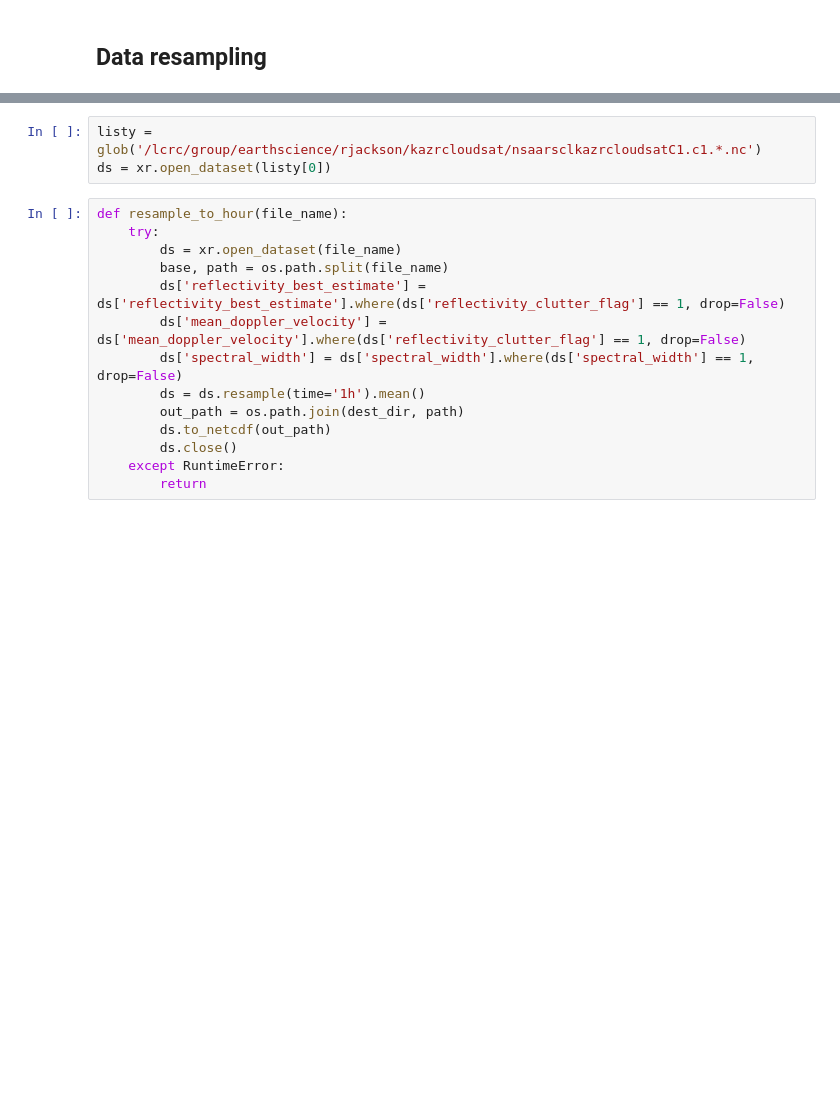
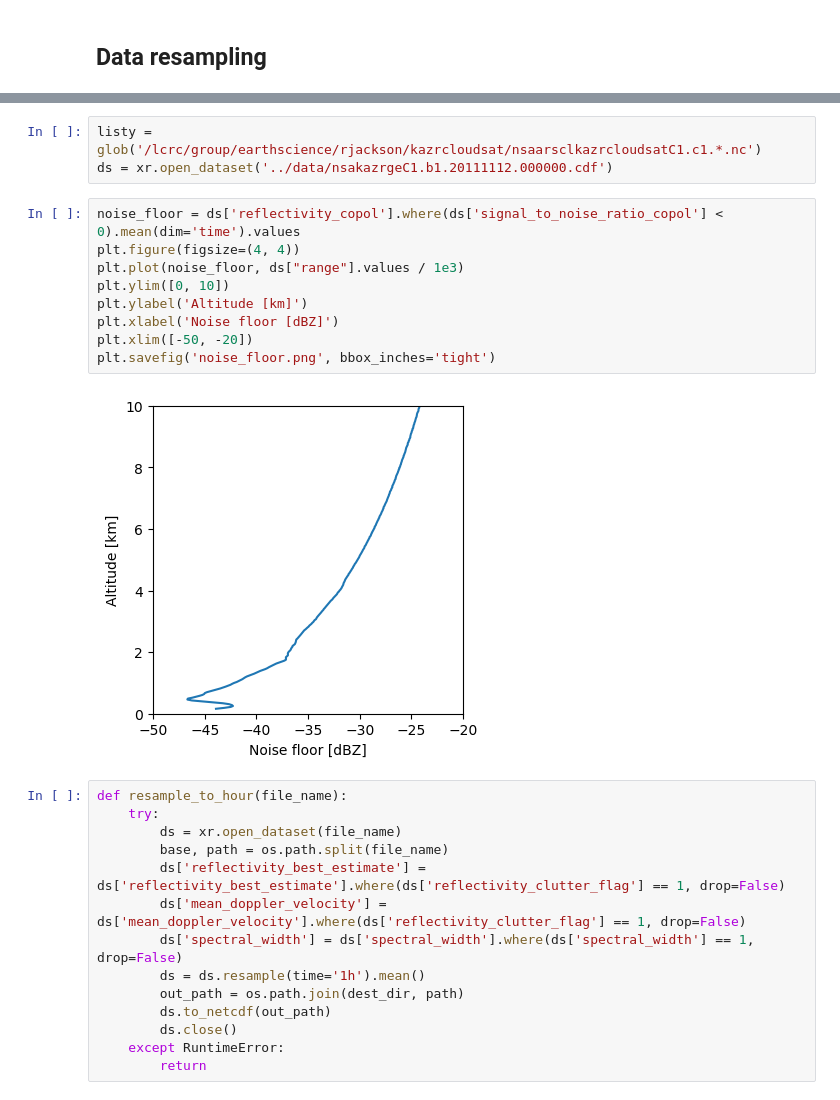
Before and after one commit to rcjackson/e3sm_nsa, a Jupyter notebook: notebooks/KAZR_in_clusters.ipynb, the cells around one changed output, grey strips where cells are left out. Saved outputs shown, nothing was run; the diff lists cells and outputs as text; blank space fills up the shorter version.

```diff
--- a/notebooks/KAZR_in_clusters.ipynb
+++ b/notebooks/KAZR_in_clusters.ipynb
@@ -55,7 +55,18 @@ progress(futures)
 [interactive output not drawn]
 # %%
 listy = glob('/lcrc/group/earthscience/rjackson/kazrcloudsat/nsaarsclkazrcloudsatC1.c1.*.nc')
-ds = xr.open_dataset(listy[0])
+ds = xr.open_dataset('../data/nsakazrgeC1.b1.20111112.000000.cdf')
+# %%
+noise_floor = ds['reflectivity_copol'].where(ds['signal_to_noise_ratio_copol'] < 0).mean(dim='time').values
+plt.figure(figsize=(4, 4))
+plt.plot(noise_floor, ds["range"].values / 1e3)
+plt.ylim([0, 10])
+plt.ylabel('Altitude [km]')
+plt.xlabel('Noise floor [dBZ]')
+plt.xlim([-50, -20])
+plt.savefig('noise_floor.png', bbox_inches='tight')
+# %% [output]
+[figure, added]
 # %%
 def resample_to_hour(file_name):
     try:
```
Also changed, not shown: parts of 1 cell of this notebook.
